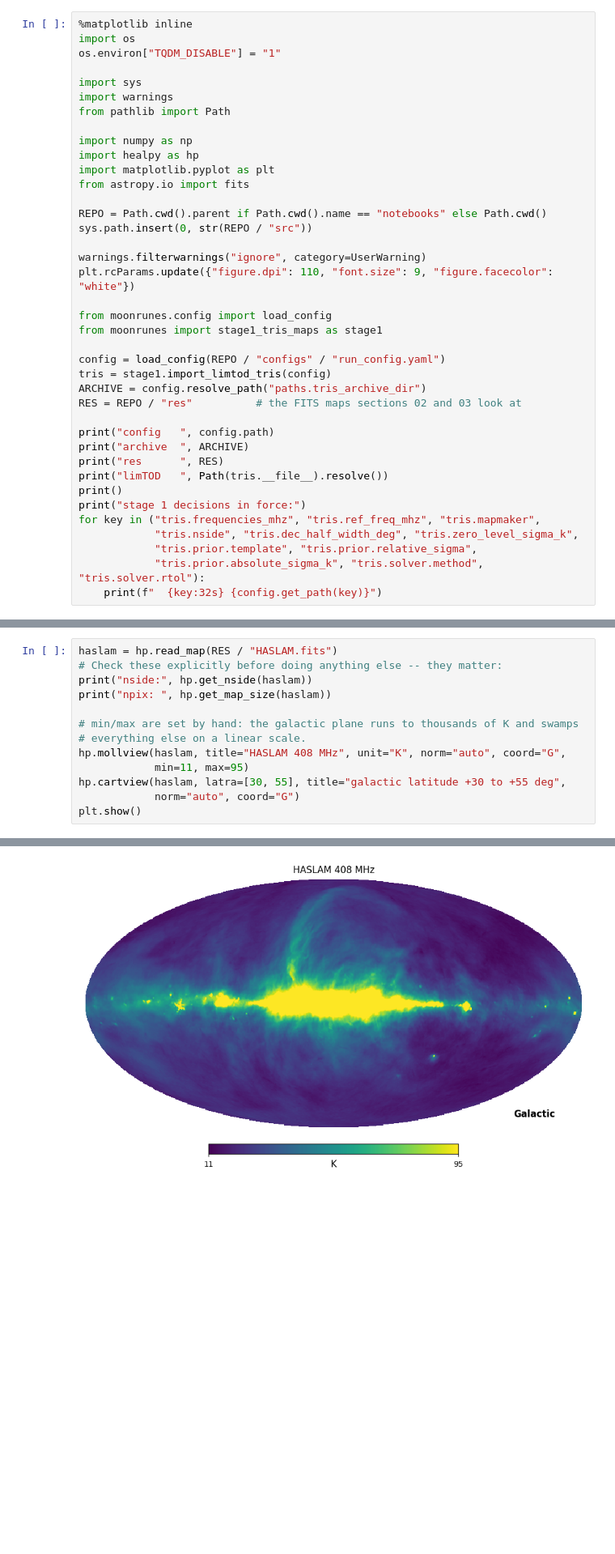
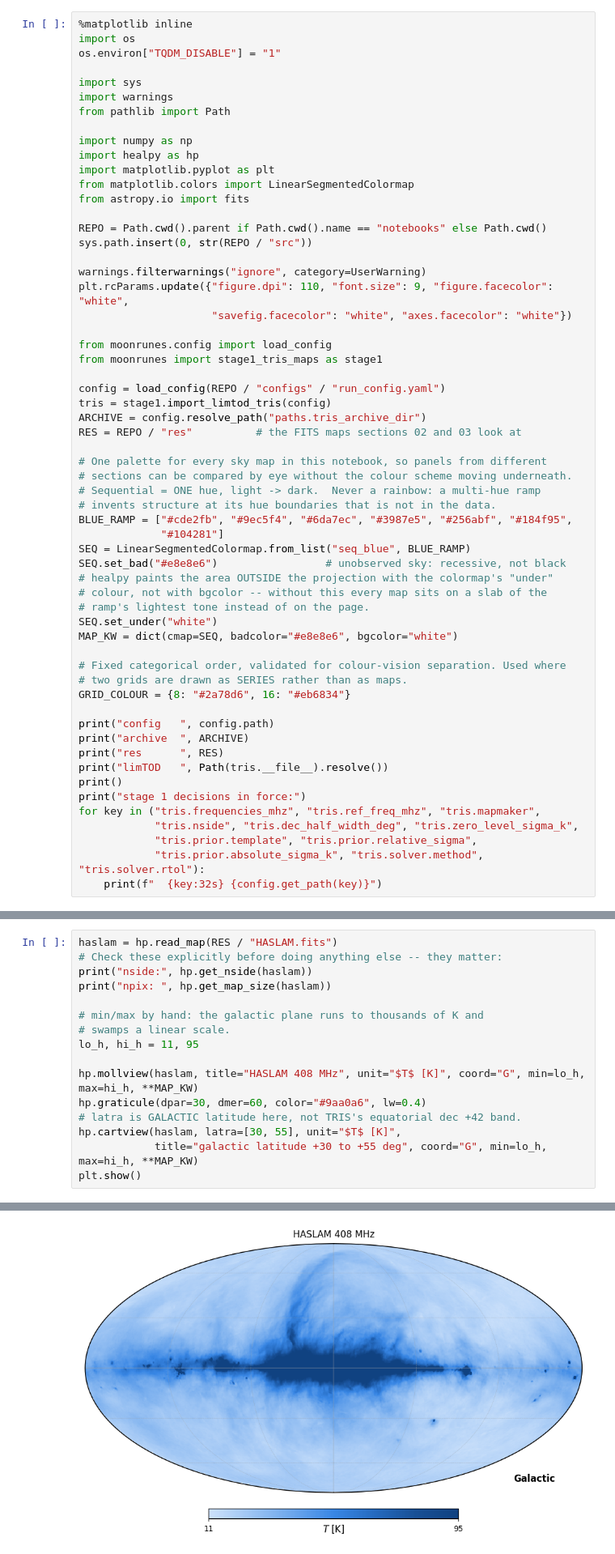
Before and after one commit to sohinixcvii/moonrunes, a Jupyter notebook: notebooks/01_explore_data.ipynb, the cells around one changed output, grey strips where cells are left out. Shown at 81% size. Saved outputs shown, nothing was run; the diff lists cells and outputs as text; blank space fills up the shorter version.

```diff
--- a/notebooks/01_explore_data.ipynb
+++ b/notebooks/01_explore_data.ipynb
@@ -29,13 +29,15 @@ from pathlib import Path
 import numpy as np
 import healpy as hp
 import matplotlib.pyplot as plt
+from matplotlib.colors import LinearSegmentedColormap
 from astropy.io import fits
 
 REPO = Path.cwd().parent if Path.cwd().name == "notebooks" else Path.cwd()
 sys.path.insert(0, str(REPO / "src"))
 
 warnings.filterwarnings("ignore", category=UserWarning)
-plt.rcParams.update({"figure.dpi": 110, "font.size": 9, "figure.facecolor": "white"})
+plt.rcParams.update({"figure.dpi": 110, "font.size": 9, "figure.facecolor": "white",
+                     "savefig.facecolor": "white", "axes.facecolor": "white"})
 
 from moonrunes.config import load_config
 from moonrunes import stage1_tris_maps as stage1
@@ -44,6 +46,24 @@ config = load_config(REPO / "configs" / "run_config.yaml")
 tris = stage1.import_limtod_tris(config)
 ARCHIVE = config.resolve_path("paths.tris_archive_dir")
 RES = REPO / "res"          # the FITS maps sections 02 and 03 look at
+
+# One palette for every sky map in this notebook, so panels from different
+# sections can be compared by eye without the colour scheme moving underneath.
+# Sequential = ONE hue, light -> dark.  Never a rainbow: a multi-hue ramp
+# invents structure at its hue boundaries that is not in the data.
+BLUE_RAMP = ["#cde2fb", "#9ec5f4", "#6da7ec", "#3987e5", "#256abf", "#184f95",
+             "#104281"]
+SEQ = LinearSegmentedColormap.from_list("seq_blue", BLUE_RAMP)
+SEQ.set_bad("#e8e8e6")                 # unobserved sky: recessive, not black
+# healpy paints the area OUTSIDE the projection with the colormap's "under"
+# colour, not with bgcolor -- without this every map sits on a slab of the
+# ramp's lightest tone instead of on the page.
+SEQ.set_under("white")
+MAP_KW = dict(cmap=SEQ, badcolor="#e8e8e6", bgcolor="white")
+
+# Fixed categorical order, validated for colour-vision separation. Used where
+# two grids are drawn as SERIES rather than as maps.
+GRID_COLOUR = {8: "#2a78d6", 16: "#eb6834"}
 
 print("config   ", config.path)
 print("archive  ", ARCHIVE)
@@ -563,17 +605,20 @@ XTENSION= 'BINTABLE'           /Written by IDL:  Mon Nov 17 15:46:41 2014
 # %%
 haslam = hp.read_map(RES / "HASLAM.fits")
 # Check these explicitly before doing anything else -- they matter:
 print("nside:", hp.get_nside(haslam))
 print("npix: ", hp.get_map_size(haslam))
 
-# min/max are set by hand: the galactic plane runs to thousands of K and swamps
-# everything else on a linear scale.
-hp.mollview(haslam, title="HASLAM 408 MHz", unit="K", norm="auto", coord="G",
-            min=11, max=95)
-hp.cartview(haslam, latra=[30, 55], title="galactic latitude +30 to +55 deg",
-            norm="auto", coord="G")
+# min/max by hand: the galactic plane runs to thousands of K and
+# swamps a linear scale.
+lo_h, hi_h = 11, 95
+
+hp.mollview(haslam, title="HASLAM 408 MHz", unit="$T$ [K]", coord="G", min=lo_h, max=hi_h, **MAP_KW)
+hp.graticule(dpar=30, dmer=60, color="#9aa0a6", lw=0.4)
+# latra is GALACTIC latitude here, not TRIS's equatorial dec +42 band.
+hp.cartview(haslam, latra=[30, 55], unit="$T$ [K]",
+            title="galactic latitude +30 to +55 deg", coord="G", min=lo_h, max=hi_h, **MAP_KW)
 plt.show()
 # %% [output]
 nside: 512
 npix:  3145728
-[figure, old version]
+[figure, new version]
```
Also changed, not shown: parts of 25 cells of this notebook, 8 other files.
